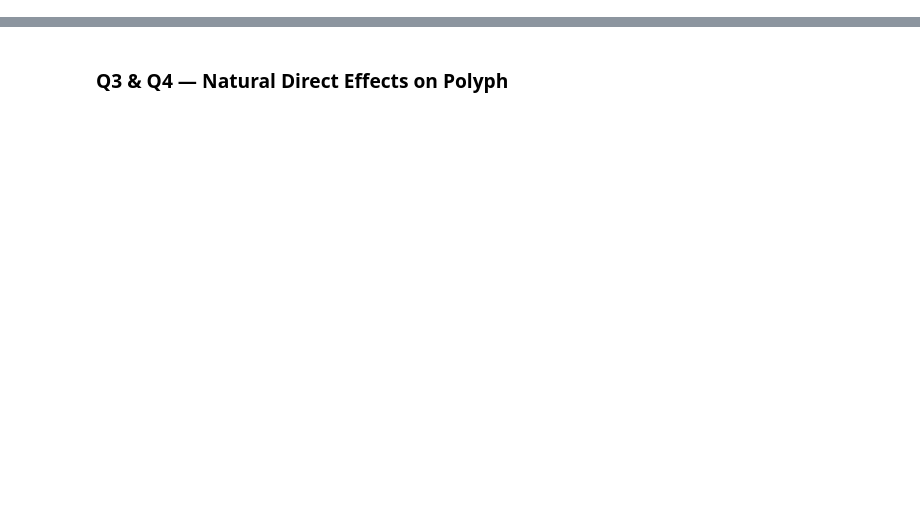
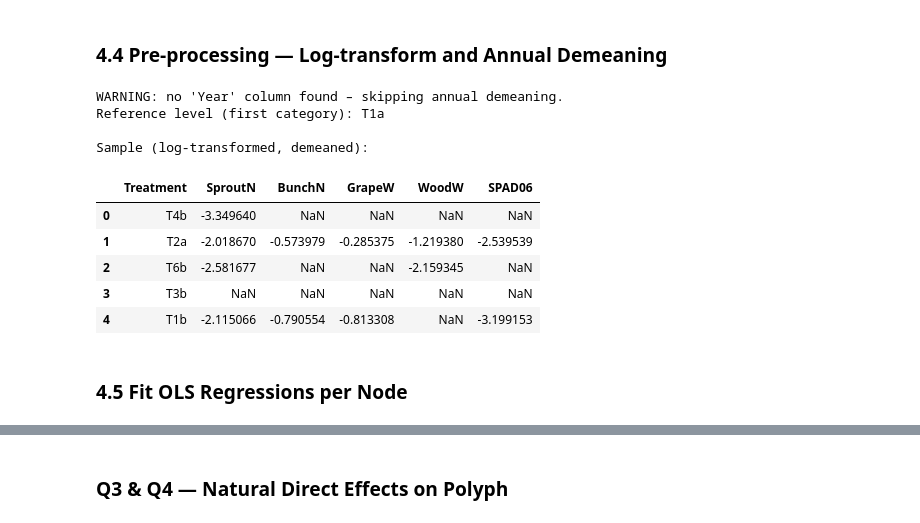
Before and after one commit to FRA-0023/Causal-Networks, a Jupyter notebook: notebooks/sangiovese_causal_exam.ipynb, the cells around one changed output, grey strips where cells are left out. Saved outputs shown, nothing was run; the diff lists cells and outputs as text; code cells hidden in the pictures; blank space fills up the shorter version.

```diff
--- a/notebooks/sangiovese_causal_exam.ipynb
+++ b/notebooks/sangiovese_causal_exam.ipynb
@@ -423,0 +179,47 @@ print(f"  {'increase' if Q2 > 0 else 'decrease'} the potential alcohol (Brix) by
+# %% [markdown]
+### 4.4 Pre-processing — Log-transform and Annual Demeaning
+# %%
+TREATMENTS = ["T1a","T1b","T2a","T2b","T3a","T3b","T4a","T4b",
+              "T5a","T5b","T6a","T6b","T7a","T7b","T8a","T8b"]
+
+CONTINUOUS = ["SproutN","BunchN","GrapeW","WoodW",
+              "SPAD06","NDVI06","SPAD08","NDVI08",
+              "Acid","Potass","Brix","pH","Anthoc","Polyph"]
+
+TREATMENT_NODE = "Treatment"
+
+df = df_raw.copy()
+
+# 1. Log-transform all continuous variables (measurements are strictly positive)
+df[CONTINUOUS] = np.log(df[CONTINUOUS])
+
+# 2. Subtract annual mean to remove year-level heterogeneity (as in the paper)
+#    Adapt the column name if your CSV uses a different label (e.g. "year", "Anno")
+year_col = next((c for c in df.columns if c.lower() in {"year","anno","yr"}), None)
+if year_col:
+    for col in CONTINUOUS:
+        df[col] = df[col] - df.groupby(year_col)[col].transform("mean")
+    print(f"Annual demeaning applied using column '{year_col}'.")
+else:
+    print("WARNING: no 'Year' column found – skipping annual demeaning.")
+
+# 3. Encode Treatment as ordered Categorical with T1a FIRST → patsy uses it as reference
+df[TREATMENT_NODE] = pd.Categorical(
+    df[TREATMENT_NODE], categories=TREATMENTS, ordered=False
+)
+print("Reference level (first category):", df[TREATMENT_NODE].cat.categories[0])
+print("\nSample (log-transformed, demeaned):")
+df[[TREATMENT_NODE] + CONTINUOUS[:5]].head()
+# %% [output]
+WARNING: no 'Year' column found – skipping annual demeaning.
+Reference level (first category): T1a
+
+Sample (log-transformed, demeaned):
+|  | Treatment | SproutN | BunchN | GrapeW | WoodW | SPAD06 |
+| 0 | T4b | -3.349640 | NaN | NaN | NaN | NaN |
+| 1 | T2a | -2.018670 | -0.573979 | -0.285375 | -1.219380 | -2.539539 |
+| 2 | T6b | -2.581677 | NaN | NaN | -2.159345 | NaN |
+| 3 | T3b | NaN | NaN | NaN | NaN | NaN |
+| 4 | T1b | -2.115066 | -0.790554 | -0.813308 | NaN | -3.199153 |
+# %% [markdown]
+### 4.5 Fit OLS Regressions per Node
```
Also changed, not shown: parts of 39 cells of this notebook.
